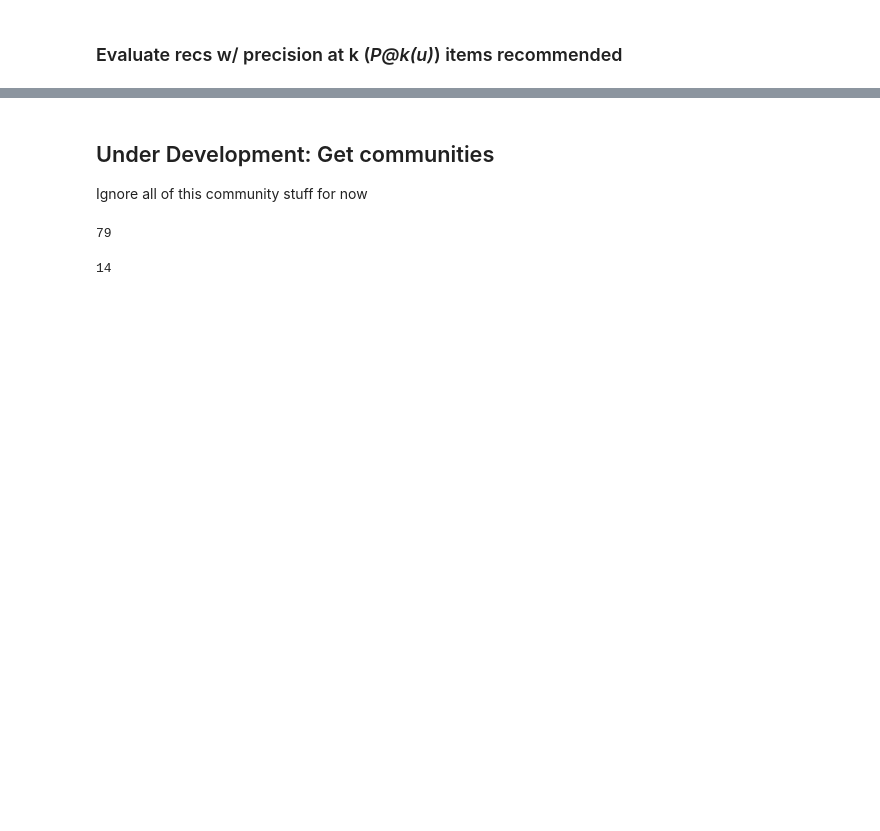
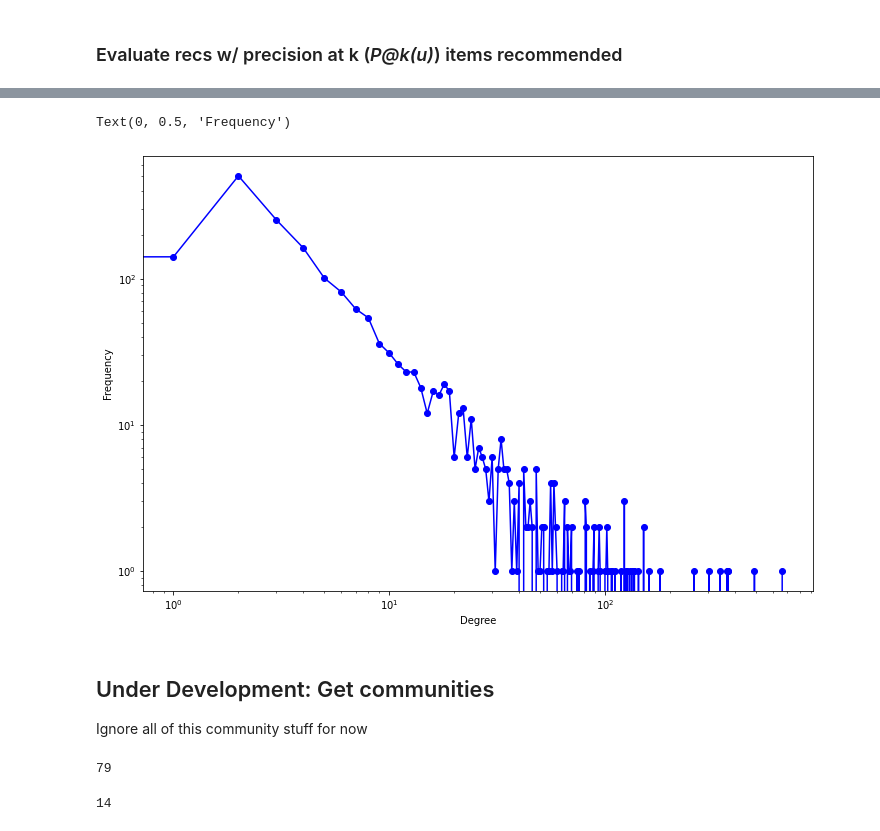
Before and after one commit to EricPostMaster/tea-recommender, a Jupyter notebook: notebooks/unary_recommendations.ipynb, the cells around one changed output, grey strips where cells are left out. Saved outputs shown, nothing was run; the diff lists cells and outputs as text; code cells hidden in the pictures; blank space fills up the shorter version.

```diff
--- a/notebooks/unary_recommendations.ipynb
+++ b/notebooks/unary_recommendations.ipynb
@@ -23,3 +121,48 @@ avg_p_at_k_all = jr.calculate_avg_precision_at_k(p_at_k_all=p_at_k_all)
+# %%
+def degree_histogram_directed(G, in_degree=False, out_degree=False):
+    """Return a list of the frequency of each degree value.
+
+    Parameters
+    ----------
+    G : Networkx graph
+       A graph
+    in_degree : bool
+    out_degree : bool
+
+    Returns
+    -------
+    hist : list
+       A list of frequencies of degrees.
+       The degree values are the index in the list.
+
+    Notes
+    -----
+    Note: the bins are width one, hence len(list) can be large
+    (Order(number_of_edges))
+    """
+    nodes = G.nodes()
+    if in_degree:
+        in_degree = dict(G.in_degree())
+        degseq=[in_degree.get(k,0) for k in nodes]
+    elif out_degree:
+        out_degree = dict(G.out_degree())
+        degseq=[out_degree.get(k,0) for k in nodes]
+    else:
+        degseq=[v for k, v in G.degree()]
+    dmax=max(degseq)+1
+    freq= [ 0 for d in range(dmax) ]
+    for d in degseq:
+        freq[d] += 1
+    return freq
+# %%
+out_degree_freq = degree_histogram_directed(G, out_degree=True, in_degree=False)
+plt.figure(figsize=(12, 8))
+plt.loglog(range(len(out_degree_freq)), out_degree_freq, 'bo-', label='out-degree')
+plt.xlabel('Degree')
+plt.ylabel('Frequency')
+# %% [output]
+Text(0, 0.5, 'Frequency')
+[figure, added]
 # %% [markdown]
 ## Under Development: Get communities
 
```
Also changed, not shown: parts of 16 cells of this notebook.
